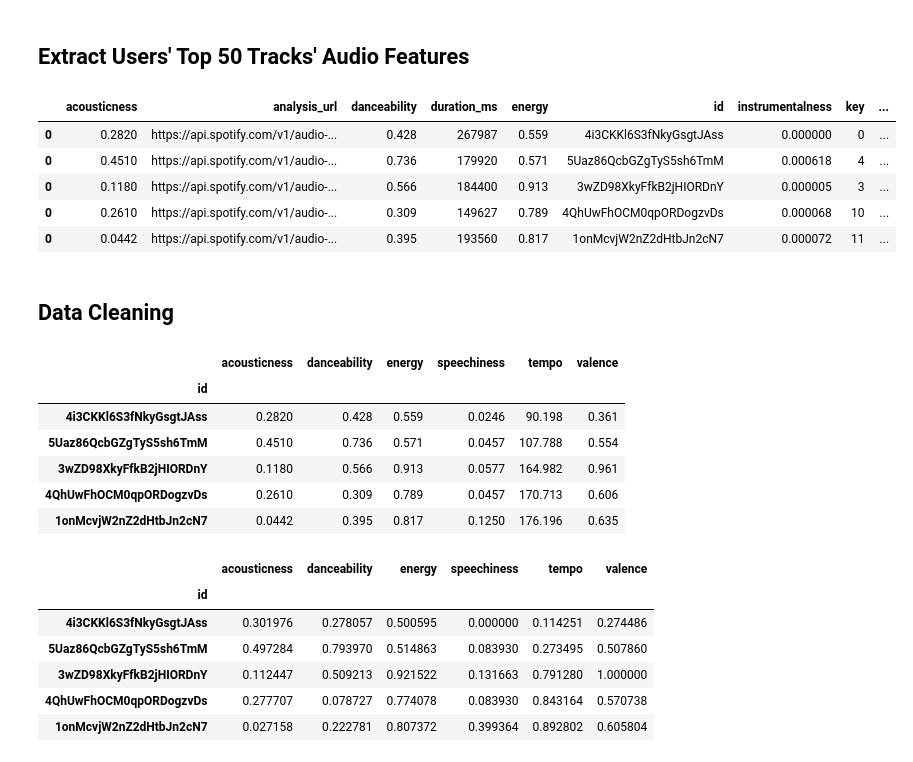
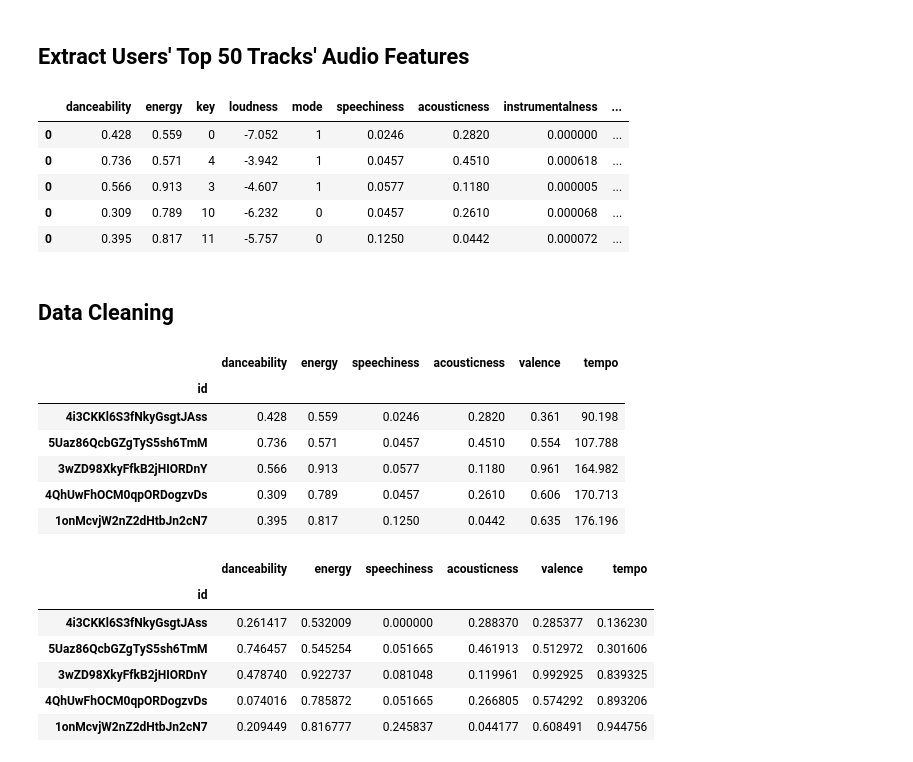
Before and after one commit to viguardieiro/CodeStageProject, a Jupyter notebook: GetSongAudioFeatures.ipynb, the cells around one changed output. Cells and saved outputs as stored; diff of their text form; code cells hidden in the pictures.

```diff
--- a/GetSongAudioFeatures.ipynb
+++ b/GetSongAudioFeatures.ipynb
@@ -34,7 +36,3 @@ else:
     print("Can't get token for", username)
 # %% [markdown]
 ## Extract User's Top Medium Term Songs
-# %%
-user_songs = pd.read_csv('User_top_50_songs.csv')
-user_songs.reset_index(drop=True,inplace=True)
-user_songs.head()
@@ -47,0 +39,16 @@ user_songs.head()
+# %%
+directory = 'UserSongs'
+# %%
+all_songs = []
+
+user_id = 0
+for filename in os.listdir(directory):
+    if filename.endswith(".csv"):
+        user_songs = pd.read_csv(os.path.join(directory, filename))
+        user_songs['user'] = user_id
+        user_id += 1
+        all_songs.append(user_songs)
+
+all_songs = pd.concat(all_songs)
+all_songs.reset_index(drop=True,inplace=True)
+all_songs
@@ -48,52 +69,52 @@ user_songs.head()
 # %% [markdown]
 ## Extract Users' Top 50 Tracks' Audio Features
 # %%
-user_list = []
-for song in user_songs['song_uri']:
+audio_feat = []
+for song in all_songs['song_uri']:
     row = pd.DataFrame(sp.audio_features(tracks=[song]))
-    user_list.append(row)
-user_df = pd.concat(user_list)
+    audio_feat.append(row)
+audio_feat = pd.concat(audio_feat)
 
-user_df.head()
+audio_feat.head()
 # %% [output]
-|  | acousticness | analysis_url | danceability | duration_ms | energy | id | instrumentalness | key | ... |
-| 0 | 0.2820 | https://api.spotify.com/v1/audio-... | 0.428 | 267987 | 0.559 | 4i3CKKl6S3fNkyGsgtJAss | 0.000000 | 0 | ... |
-| 0 | 0.4510 | https://api.spotify.com/v1/audio-... | 0.736 | 179920 | 0.571 | 5Uaz86QcbGZgTyS5sh6TmM | 0.000618 | 4 | ... |
-| 0 | 0.1180 | https://api.spotify.com/v1/audio-... | 0.566 | 184400 | 0.913 | 3wZD98XkyFfkB2jHIORDnY | 0.000005 | 3 | ... |
-| 0 | 0.2610 | https://api.spotify.com/v1/audio-... | 0.309 | 149627 | 0.789 | 4QhUwFhOCM0qpORDogzvDs | 0.000068 | 10 | ... |
-| 0 | 0.0442 | https://api.spotify.com/v1/audio-... | 0.395 | 193560 | 0.817 | 1onMcvjW2nZ2dHtbJn2cN7 | 0.000072 | 11 | ... |
+|  | danceability | energy | key | loudness | mode | speechiness | acousticness | instrumentalness | ... |
+| 0 | 0.428 | 0.559 | 0 | -7.052 | 1 | 0.0246 | 0.2820 | 0.000000 | ... |
+| 0 | 0.736 | 0.571 | 4 | -3.942 | 1 | 0.0457 | 0.4510 | 0.000618 | ... |
+| 0 | 0.566 | 0.913 | 3 | -4.607 | 1 | 0.0577 | 0.1180 | 0.000005 | ... |
+| 0 | 0.309 | 0.789 | 10 | -6.232 | 0 | 0.0457 | 0.2610 | 0.000068 | ... |
+| 0 | 0.395 | 0.817 | 11 | -5.757 | 0 | 0.1250 | 0.0442 | 0.000072 | ... |
 # %% [markdown]
 ## Data Cleaning
 # %%
 # Drop unnecessary features
 
-user_df.drop(['type','track_href','analysis_url','time_signature','duration_ms','uri','instrumentalness','liveness','loudness','key','mode'],1,inplace=True)
-user_df.set_index('id',inplace=True)
-user_df.head()
+audio_feat.drop(['type','track_href','analysis_url','time_signature','duration_ms','uri','instrumentalness','liveness','loudness','key','mode'],1,inplace=True)
+audio_feat.set_index('id',inplace=True)
+audio_feat.head()
 # %% [output]
-|  | acousticness | danceability | energy | speechiness | tempo | valence |
+|  | danceability | energy | speechiness | acousticness | valence | tempo |
 | id |  |  |  |  |  |  |
-| 4i3CKKl6S3fNkyGsgtJAss | 0.2820 | 0.428 | 0.559 | 0.0246 | 90.198 | 0.361 |
-| 5Uaz86QcbGZgTyS5sh6TmM | 0.4510 | 0.736 | 0.571 | 0.0457 | 107.788 | 0.554 |
-| 3wZD98XkyFfkB2jHIORDnY | 0.1180 | 0.566 | 0.913 | 0.0577 | 164.982 | 0.961 |
-| 4QhUwFhOCM0qpORDogzvDs | 0.2610 | 0.309 | 0.789 | 0.0457 | 170.713 | 0.606 |
-| 1onMcvjW2nZ2dHtbJn2cN7 | 0.0442 | 0.395 | 0.817 | 0.1250 | 176.196 | 0.635 |
+| 4i3CKKl6S3fNkyGsgtJAss | 0.428 | 0.559 | 0.0246 | 0.2820 | 0.361 | 90.198 |
+| 5Uaz86QcbGZgTyS5sh6TmM | 0.736 | 0.571 | 0.0457 | 0.4510 | 0.554 | 107.788 |
+| 3wZD98XkyFfkB2jHIORDnY | 0.566 | 0.913 | 0.0577 | 0.1180 | 0.961 | 164.982 |
+| 4QhUwFhOCM0qpORDogzvDs | 0.309 | 0.789 | 0.0457 | 0.2610 | 0.606 | 170.713 |
+| 1onMcvjW2nZ2dHtbJn2cN7 | 0.395 | 0.817 | 0.1250 | 0.0442 | 0.635 | 176.196 |
 # %%
 # Normalize tempo feature
 
 columns = ['danceability','energy','speechiness','acousticness','valence','tempo']
 scaler = MinMaxScaler()
-scaler.fit(user_df[columns])
-user_df[columns] = scaler.transform(user_df[columns])
-user_df.head()
+scaler.fit(audio_feat[columns])
+audio_feat[columns] = scaler.transform(audio_feat[columns])
+audio_feat.head()
 # %% [output]
-|  | acousticness | danceability | energy | speechiness | tempo | valence |
+|  | danceability | energy | speechiness | acousticness | valence | tempo |
 | id |  |  |  |  |  |  |
-| 4i3CKKl6S3fNkyGsgtJAss | 0.301976 | 0.278057 | 0.500595 | 0.000000 | 0.114251 | 0.274486 |
-| 5Uaz86QcbGZgTyS5sh6TmM | 0.497284 | 0.793970 | 0.514863 | 0.083930 | 0.273495 | 0.507860 |
-| 3wZD98XkyFfkB2jHIORDnY | 0.112447 | 0.509213 | 0.921522 | 0.131663 | 0.791280 | 1.000000 |
-| 4QhUwFhOCM0qpORDogzvDs | 0.277707 | 0.078727 | 0.774078 | 0.083930 | 0.843164 | 0.570738 |
-| 1onMcvjW2nZ2dHtbJn2cN7 | 0.027158 | 0.222781 | 0.807372 | 0.399364 | 0.892802 | 0.605804 |
+| 4i3CKKl6S3fNkyGsgtJAss | 0.261417 | 0.532009 | 0.000000 | 0.288370 | 0.285377 | 0.136230 |
+| 5Uaz86QcbGZgTyS5sh6TmM | 0.746457 | 0.545254 | 0.051665 | 0.461913 | 0.512972 | 0.301606 |
+| 3wZD98XkyFfkB2jHIORDnY | 0.478740 | 0.922737 | 0.081048 | 0.119961 | 0.992925 | 0.839325 |
+| 4QhUwFhOCM0qpORDogzvDs | 0.074016 | 0.785872 | 0.051665 | 0.266805 | 0.574292 | 0.893206 |
+| 1onMcvjW2nZ2dHtbJn2cN7 | 0.209449 | 0.816777 | 0.245837 | 0.044177 | 0.608491 | 0.944756 |
 # %%
 # Check out features summary
 
```
Also changed, not shown: parts of 28 cells of this notebook.
